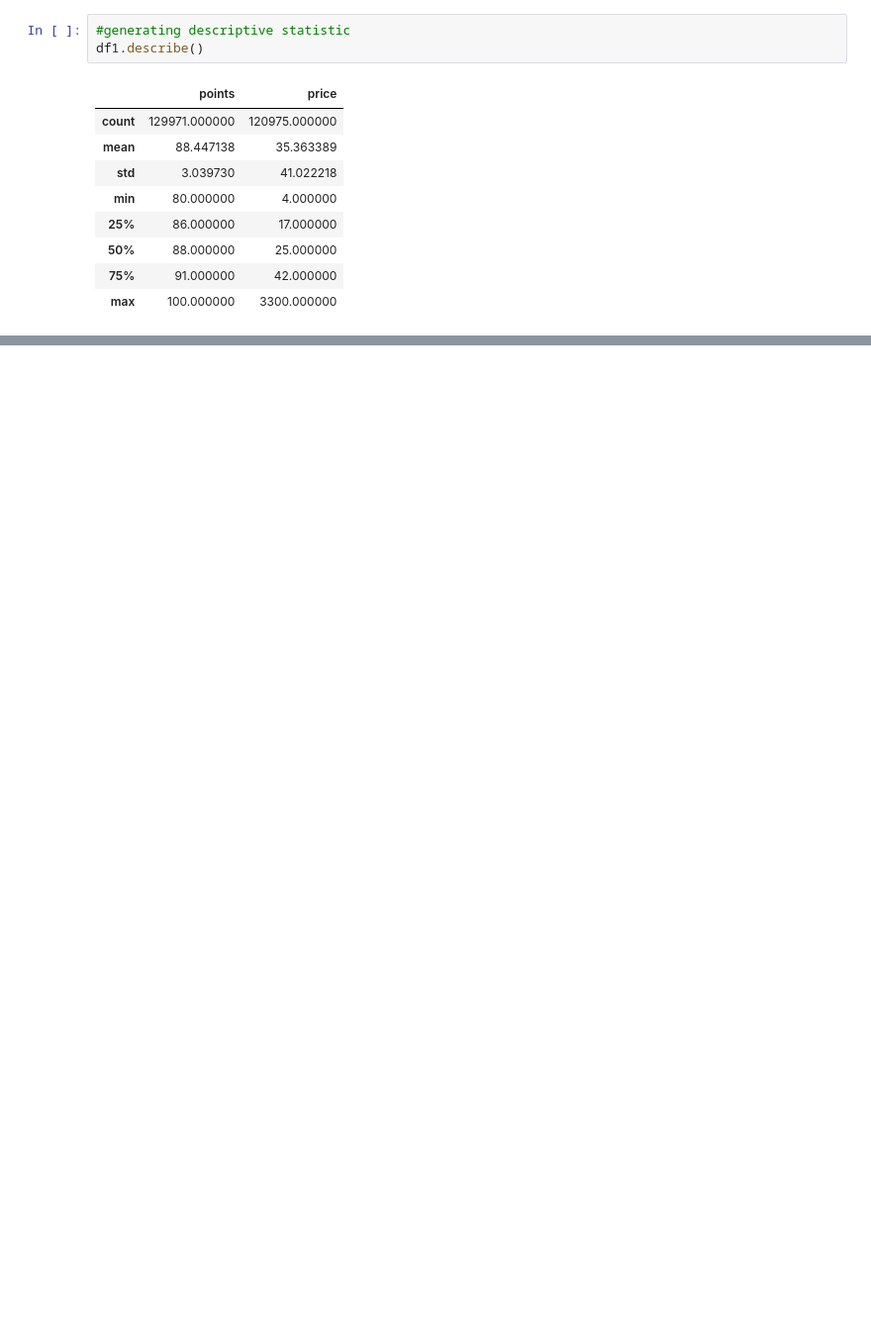
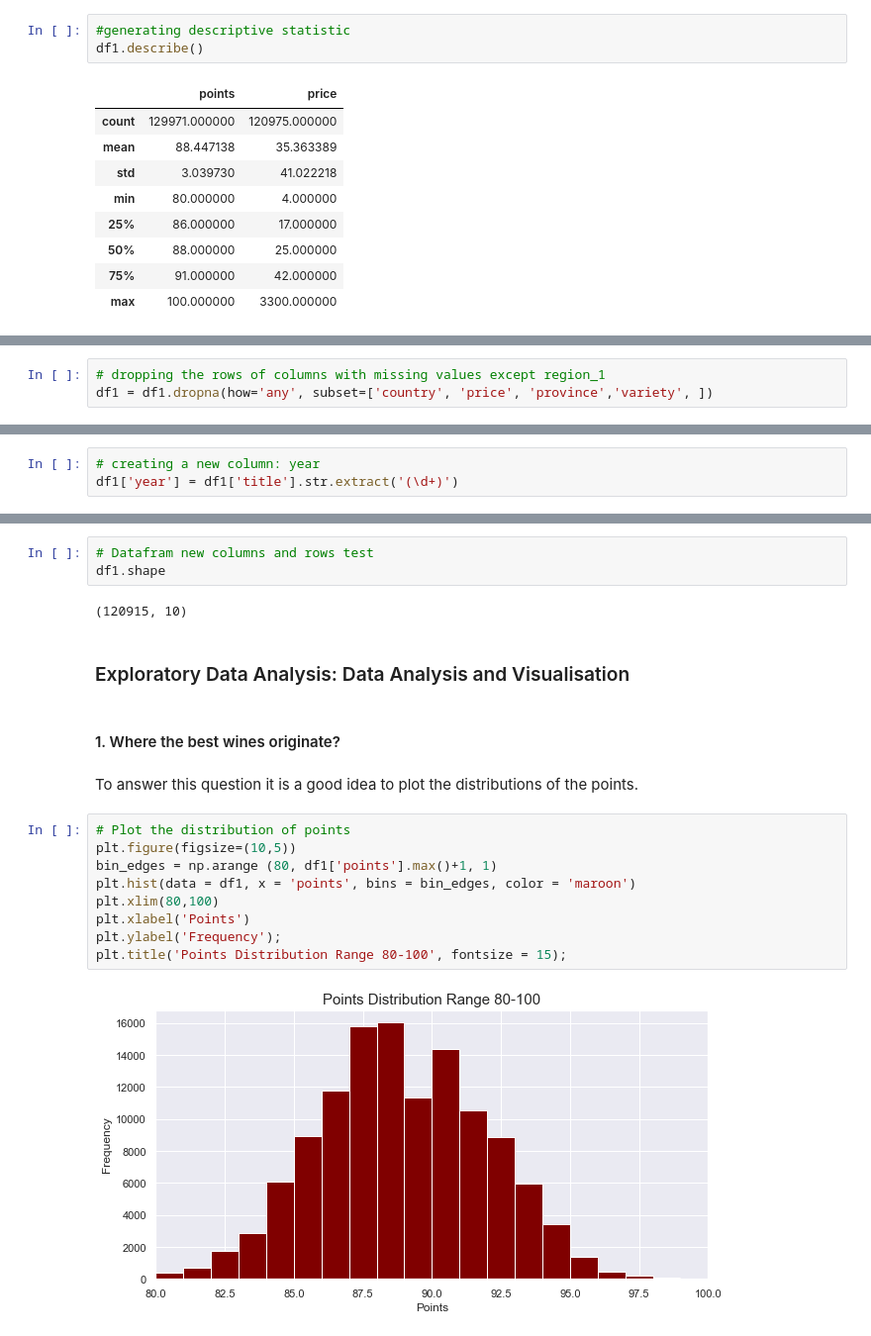
Before and after one commit to Nima-Sayyah/Drink-by-Data, a Jupyter notebook: Drink by Data (NS).ipynb, the cells around one changed output, grey strips where cells are left out. Shown at 99% size. Saved outputs shown, nothing was run; the diff lists cells and outputs as text; blank space fills up the shorter version.

```diff
--- a/Drink by Data (NS).ipynb
+++ b/Drink by Data (NS).ipynb
@@ -162,0 +253,3 @@ We can also draw the inference that the price of wines are in dollars based on w
+# %%
+# dropping the rows of columns with missing values except region_1
+df1 = df1.dropna(how='any', subset=['country', 'price', 'province','variety', ])
@@ -162,0 +278,3 @@ We can also draw the inference that the price of wines are in dollars based on w
+# %%
+# creating a new column: year
+df1['year'] = df1['title'].str.extract('(\d+)')
@@ -162,0 +291,22 @@ We can also draw the inference that the price of wines are in dollars based on w
+# %%
+# Datafram new columns and rows test
+df1.shape
+# %% [output]
+(120915, 10)
+# %% [markdown]
+### Exploratory Data Analysis: Data Analysis and Visualisation
+# %% [markdown]
+#### 1. Where the best wines originate?
+# %% [markdown]
+To answer this question it is a good idea to plot the distributions of the points.
+# %%
+# Plot the distribution of points
+plt.figure(figsize=(10,5))
+bin_edges = np.arange (80, df1['points'].max()+1, 1)
+plt.hist(data = df1, x = 'points', bins = bin_edges, color = 'maroon')
+plt.xlim(80,100)
+plt.xlabel('Points')
+plt.ylabel('Frequency');
+plt.title('Points Distribution Range 80-100', fontsize = 15);
+# %% [output]
+[figure, added]
```
Also changed, not shown: parts of 23 cells of this notebook.
